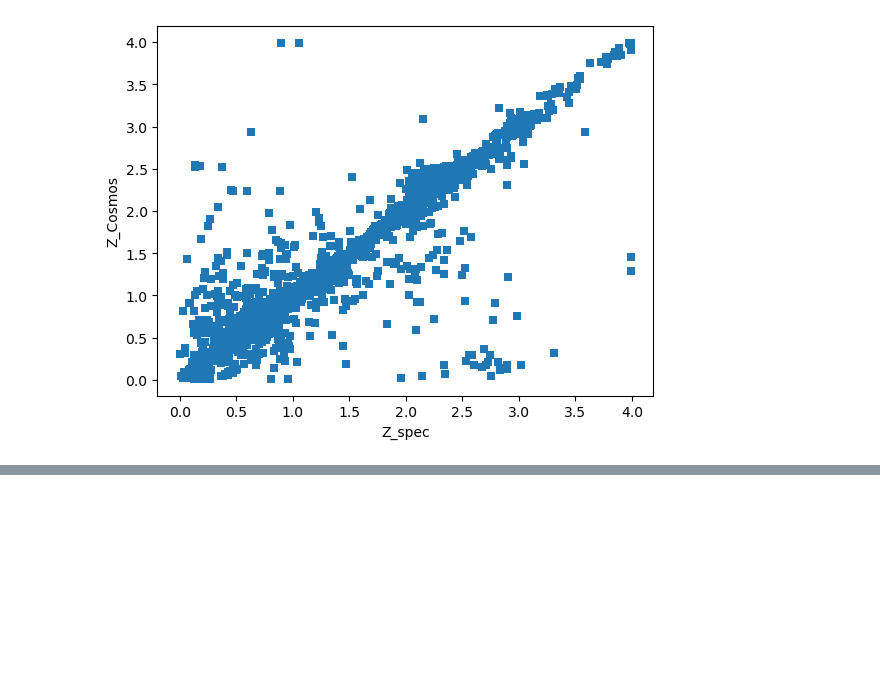
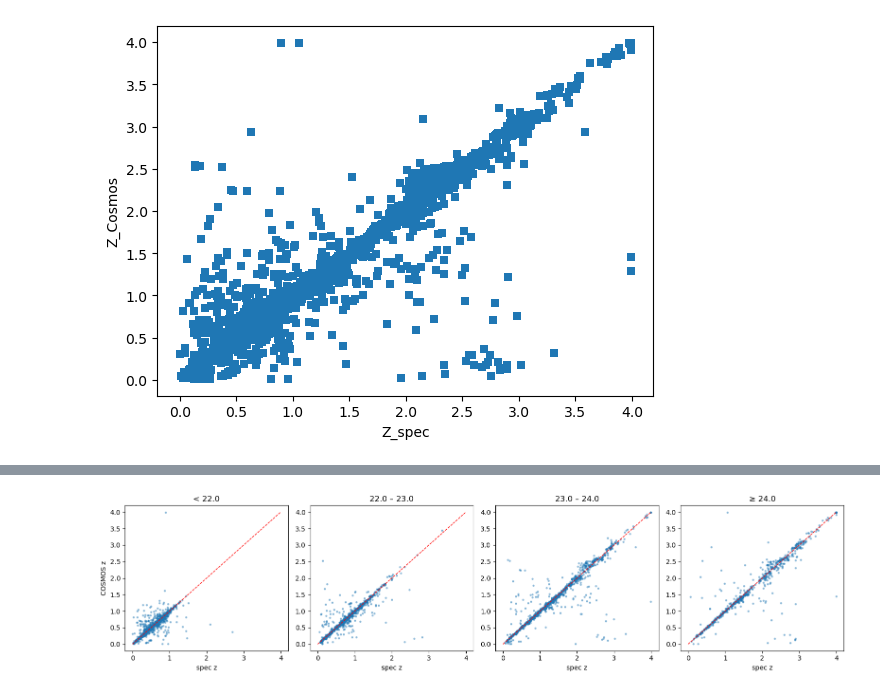
Before and after one commit to MiaBeatty/usrp_project, a Jupyter notebook: usrp_beatty.ipynb, the cells around one changed output, grey strips where cells are left out. Saved outputs shown, nothing was run; the diff lists cells and outputs as text; code cells hidden in the pictures; blank space fills up the shorter version.

```diff
--- a/usrp_beatty.ipynb
+++ b/usrp_beatty.ipynb
@@ -40,0 +198,21 @@ Text(0, 0.5, 'Z_Cosmos')
+# %%
+#LINEAR PLOT OF SPECTRA VS PHOTMETRIC DATA IN EACH BIN (MAG RANGE)
+
+mag_labels = ["< 22.0", "22.0 – 23.0", "23.0 – 24.0", "≥ 24.0"]
+mag_cuts = [(15.5, 22.0), (22.0, 23.0), (23.0, 24.0), (24.0, 29.0)]
+
+plt.figure(figsize=(16, 4))
+for i, (low, high) in enumerate(mag_cuts):
+    subset = dat[(dat["BDF_MAG_DERED_CALIB_I"] >= low) & (dat["BDF_MAG_DERED_CALIB_I"] < high)]
+    subset = subset.dropna(subset=["Z", "Z_COSMOS_MEAN"])
+    plt.subplot(1, 4, i+1)
+    plt.scatter(subset["Z"], subset["Z_COSMOS_MEAN"], s=5, alpha=0.4)
+    plt.plot([0, 4], [0, 4], 'r--', lw=1)
+    plt.title(f"{mag_labels[i]}")
+    plt.xlabel("spec z")
+    if i == 0:
+        plt.ylabel("COSMOS z")
+plt.tight_layout()
+plt.show()
+# %% [output]
+[figure, added]
```
Also changed, not shown: parts of 15 cells of this notebook.
